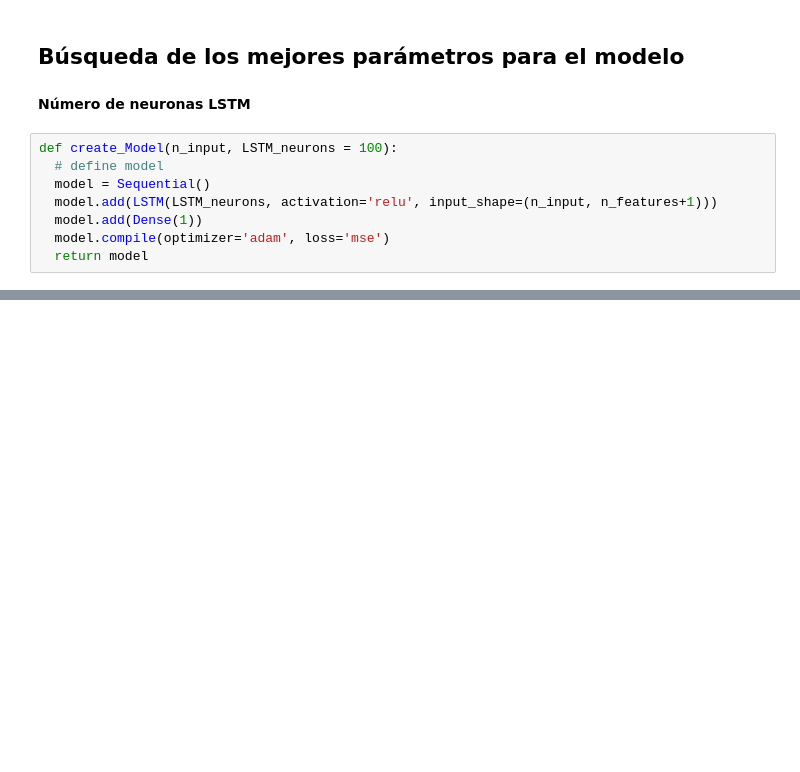
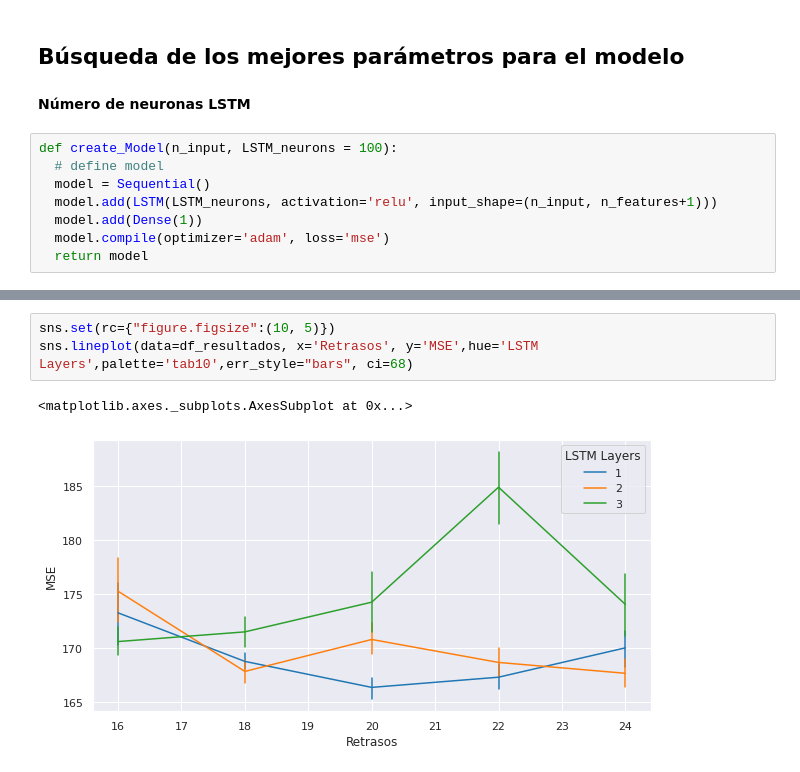
Before and after one commit to danielTeniente/SolarTimeSeries, a Jupyter notebook: Creacion_modelos/Udla9.ipynb, the cells around one changed output, grey strips where cells are left out. Saved outputs shown, nothing was run; the diff lists cells and outputs as text; blank space fills up the shorter version.

```diff
--- a/Creacion_modelos/Udla9.ipynb
+++ b/Creacion_modelos/Udla9.ipynb
@@ -527,0 +684,6 @@ df_plot['2015-10-30'].plot(figsize=(12,8))
+# %%
+sns.set(rc={"figure.figsize":(10, 5)})
+sns.lineplot(data=df_resultados, x='Retrasos', y='MSE',hue='LSTM Layers',palette='tab10',err_style="bars", ci=68)
+# %% [output]
+<matplotlib.axes._subplots.AxesSubplot at 0x...>
+[figure, added]
```
Also changed, not shown: parts of 137 cells of this notebook, 5 other files.
